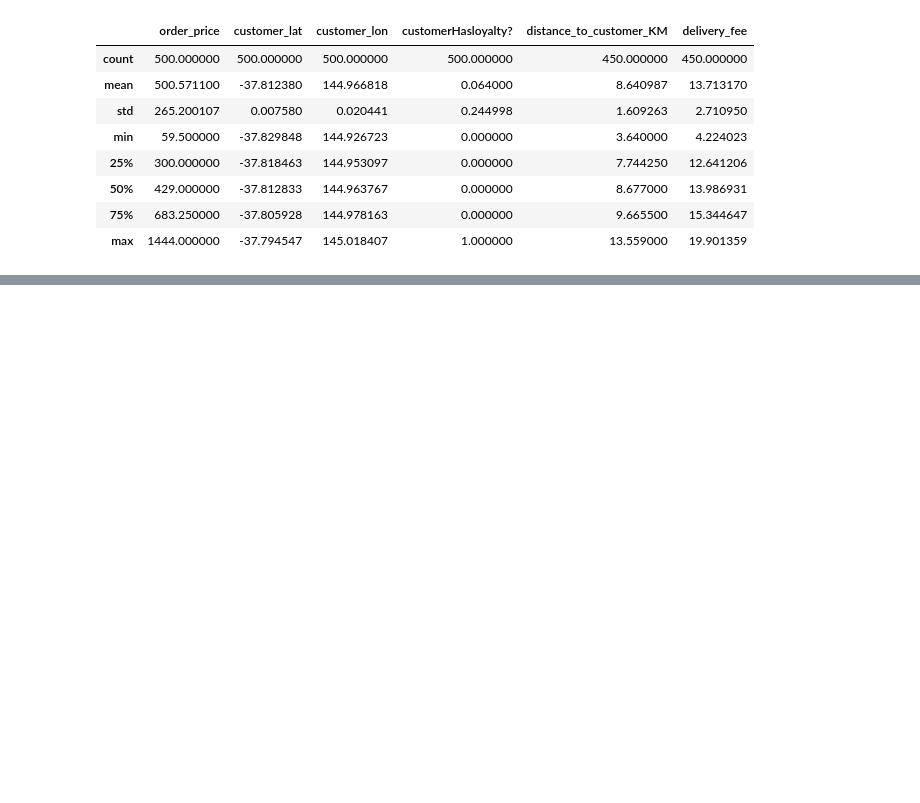
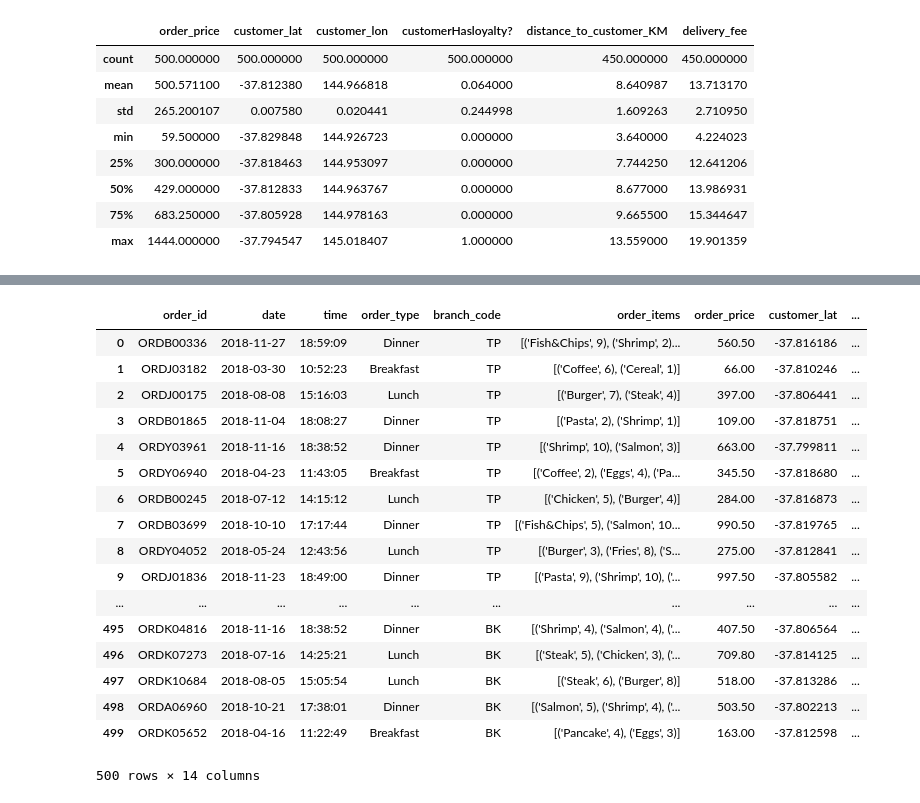
Before and after one commit to pradnyaalc/Data-Cleaning-and-EDA, a Jupyter notebook: Group_113.ipynb, the cells around one changed output, grey strips where cells are left out. Cells and saved outputs as stored; diff of their text form; code cells hidden in the pictures; blank space fills up the shorter version.

```diff
--- a/Group_113.ipynb
+++ b/Group_113.ipynb
@@ -415,3 +415,6 @@ dirty_new_4 = dirty_new_3[~dirty_new_3['order_id'].isin(time_order_type['order_i
 len(dirty_new_4)
 # %% [output]
 359
+# %%
+# drop branch name column from branches data
+branches.drop(['branch_name'], axis=1, inplace=True)
@@ -478,3 +616,27 @@ def check_branch_code(order_id, branch_code):
     return branch_code
 
 missing_df['branch_code'] = missing_df.apply(lambda row:check_branch_code(row['order_id'], row['branch_code']),axis=1)
+# %%
+# merging data with branches data to retrieve latitude and longitude of branches
+missing_df_with_branch = pd.merge(missing_df, branches, on='branch_code')
+# %%
+missing_df_with_branch
+# %% [output]
+|  | order_id | date | time | order_type | branch_code | order_items | order_price | customer_lat | ... |
+| 0 | ORDB00336 | 2018-11-27 | 18:59:09 | Dinner | TP | [('Fish&Chips', 9), ('Shrimp', 2)... | 560.50 | -37.816186 | ... |
+| 1 | ORDJ03182 | 2018-03-30 | 10:52:23 | Breakfast | TP | [('Coffee', 6), ('Cereal', 1)] | 66.00 | -37.810246 | ... |
+| 2 | ORDJ00175 | 2018-08-08 | 15:16:03 | Lunch | TP | [('Burger', 7), ('Steak', 4)] | 397.00 | -37.806441 | ... |
+| 3 | ORDB01865 | 2018-11-04 | 18:08:27 | Dinner | TP | [('Pasta', 2), ('Shrimp', 1)] | 109.00 | -37.818751 | ... |
+| 4 | ORDY03961 | 2018-11-16 | 18:38:52 | Dinner | TP | [('Shrimp', 10), ('Salmon', 3)] | 663.00 | -37.799811 | ... |
+| 5 | ORDY06940 | 2018-04-23 | 11:43:05 | Breakfast | TP | [('Coffee', 2), ('Eggs', 4), ('Pa... | 345.50 | -37.818680 | ... |
+| 6 | ORDB00245 | 2018-07-12 | 14:15:12 | Lunch | TP | [('Chicken', 5), ('Burger', 4)] | 284.00 | -37.816873 | ... |
+| 7 | ORDB03699 | 2018-10-10 | 17:17:44 | Dinner | TP | [('Fish&Chips', 5), ('Salmon', 10... | 990.50 | -37.819765 | ... |
+| 8 | ORDY04052 | 2018-05-24 | 12:43:56 | Lunch | TP | [('Burger', 3), ('Fries', 8), ('S... | 275.00 | -37.812841 | ... |
+| 9 | ORDJ01836 | 2018-11-23 | 18:49:00 | Dinner | TP | [('Pasta', 9), ('Shrimp', 10), ('... | 997.50 | -37.805582 | ... |
+| ... | ... | ... | ... | ... | ... | ... | ... | ... | ... |
+| 495 | ORDK04816 | 2018-11-16 | 18:38:52 | Dinner | BK | [('Shrimp', 4), ('Salmon', 4), ('... | 407.50 | -37.806564 | ... |
+| 496 | ORDK07273 | 2018-07-16 | 14:25:21 | Lunch | BK | [('Steak', 5), ('Chicken', 3), ('... | 709.80 | -37.814125 | ... |
+| 497 | ORDK10684 | 2018-08-05 | 15:05:54 | Lunch | BK | [('Steak', 6), ('Burger', 8)] | 518.00 | -37.813286 | ... |
+| 498 | ORDA06960 | 2018-10-21 | 17:38:01 | Dinner | BK | [('Salmon', 5), ('Shrimp', 4), ('... | 503.50 | -37.802213 | ... |
+| 499 | ORDK05652 | 2018-04-16 | 11:22:49 | Breakfast | BK | [('Pancake', 4), ('Eggs', 3)] | 163.00 | -37.812598 | ... |
+500 rows × 14 columns
```
Also changed, not shown: parts of 32 cells of this notebook.
